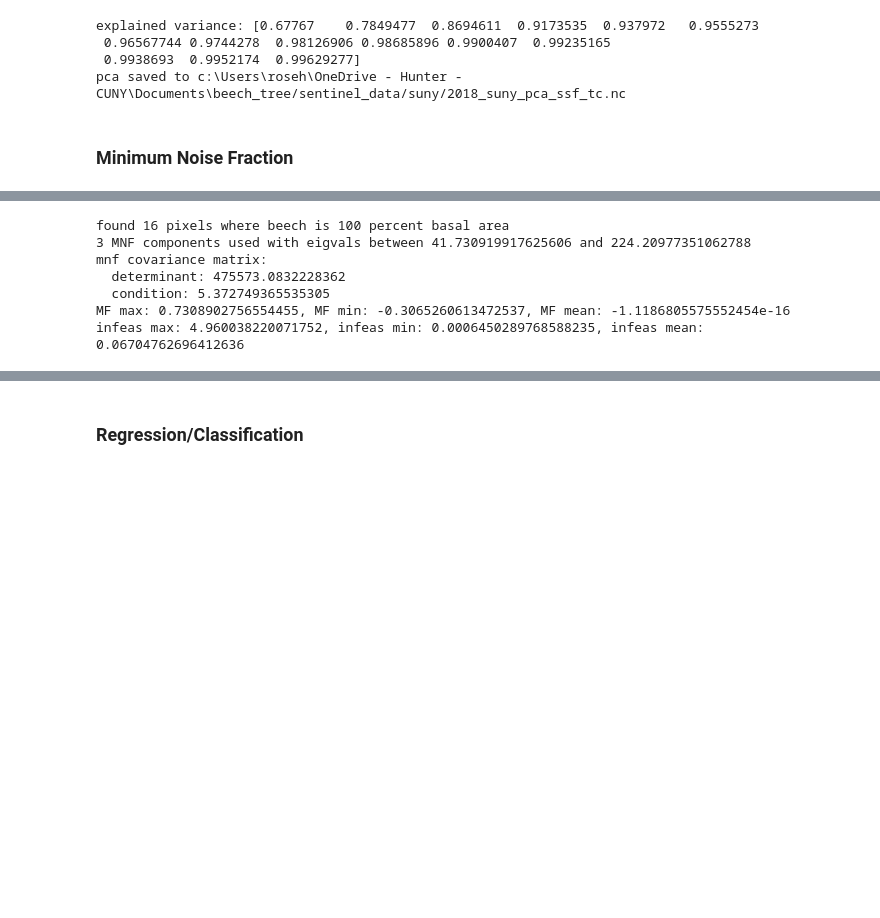
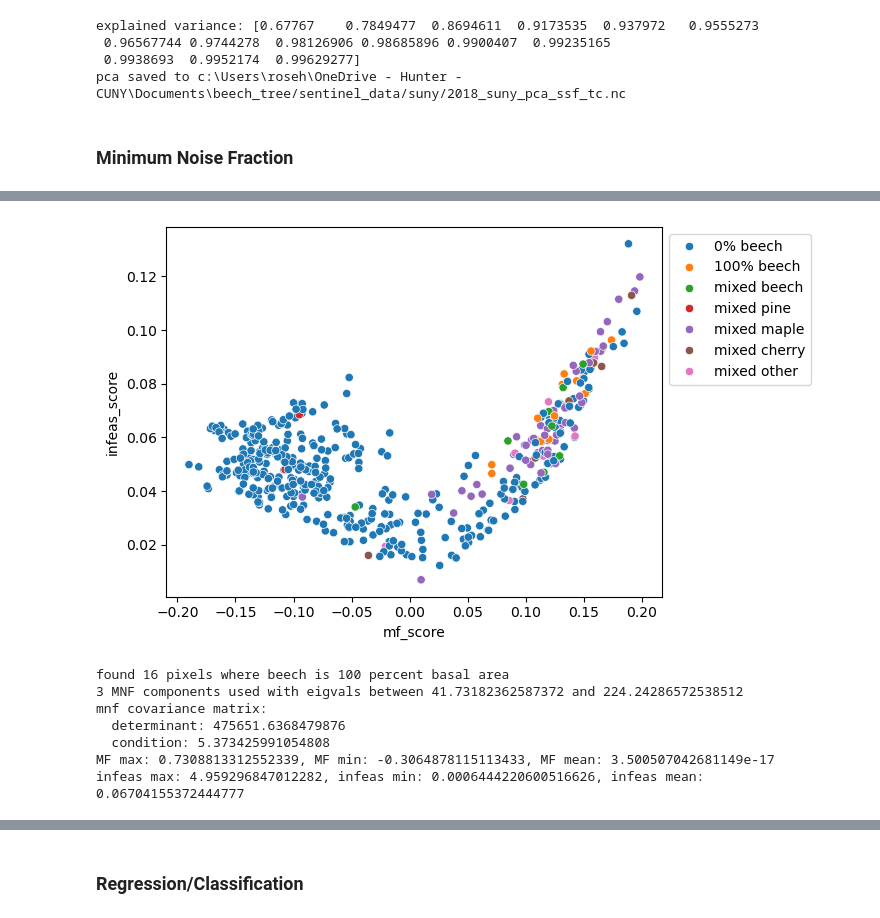
Before and after one commit to rosehanuy/beech-catskills, a Jupyter notebook: data_stack.ipynb, the cells around one changed output, grey strips where cells are left out. Saved outputs shown, nothing was run; the diff lists cells and outputs as text; code cells hidden in the pictures; blank space fills up the shorter version.

Commit message:
data alignment

```diff
--- a/data_stack.ipynb
+++ b/data_stack.ipynb
@@ -70,7 +70,11 @@ class DataStack():
 
         self.labels = [os.path.join(self.root / 'output' / self.site_name.upper(),x) for x in os.listdir(self.root / 'output' / self.site_name.upper()) if x.endswith('labels.csv')]
 
-        self.diffs = None
+        f5 = self.root / 'sentinel_data' / self.site_name / f'{self.year}_{self.site_name}_diffs_summerminusfall.nc)'
+        if os.path.isfile(f5):
+            self.diffs = xr.open_dataarray(f5)
+        else:
+            self.diffs = None
 
         self.mnf_input = None
 
@@ -994,2 +994,6 @@ bart_data.make_mnf_input(v1='ssf',v2='tc',month=['month2'],diff_desc='summerminu
+# %%
+suny_mnf = create_mnf_image(suny_data,n1=0,n2=28,reg=True)
 # %%
 bart_mnf = create_mnf_image(bart_data,n1=0,n2=28,reg=True)
+# %%
+suny_mtmf = mixture_tuned_matched_filter(suny_mnf,SNR=20,mean=True,array_num=0,target_species='beech')
@@ -996,10 +1008,14 @@ bart_mnf = create_mnf_image(bart_data,n1=0,n2=28,reg=True)
+# %%
+suny_mtmf.plot_correlation()
+# %% [output]
+[figure, added]
 # %%
 bart_mtmf = mixture_tuned_matched_filter(bart_mnf,SNR=28,mean=True,array_num=0,target_species='beech')
 # %% [output]
 found 16 pixels where beech is 100 percent basal area
-3 MNF components used with eigvals between 41.730919917625606 and 224.20977351062788
+3 MNF components used with eigvals between 41.73182362587372 and 224.24286572538512
 mnf covariance matrix:
-  determinant: 475573.0832228362
-  condition: 5.372749365535305
-MF max: 0.7308902756554455, MF min: -0.3065260613472537, MF mean: -1.1186805575552454e-16
-infeas max: 4.960038220071752, infeas min: 0.0006450289768588235, infeas mean: 0.06704762696412636
+  determinant: 475651.6368479876
+  condition: 5.373425991054808
+MF max: 0.7308813312552339, MF min: -0.3064878115113433, MF mean: 3.500507042681149e-17
+infeas max: 4.959296847012282, infeas min: 0.0006444220600516626, infeas mean: 0.06704155372444777
```
Also changed, not shown: parts of 18 cells of this notebook, 1 other file.
